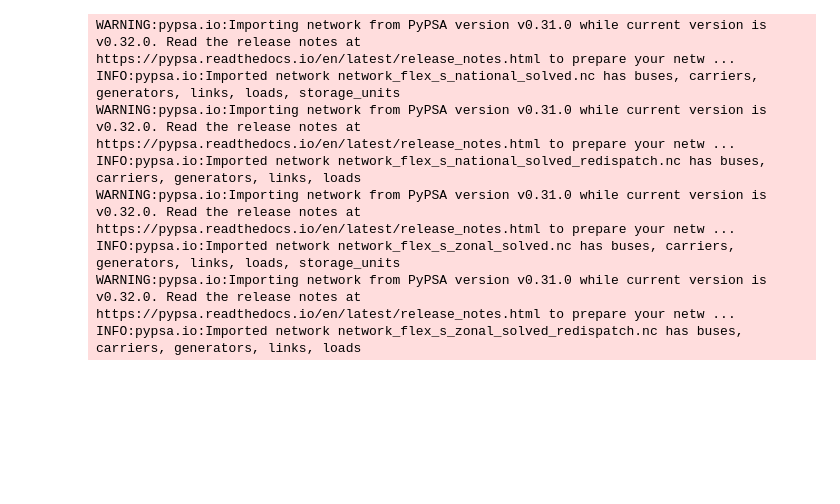
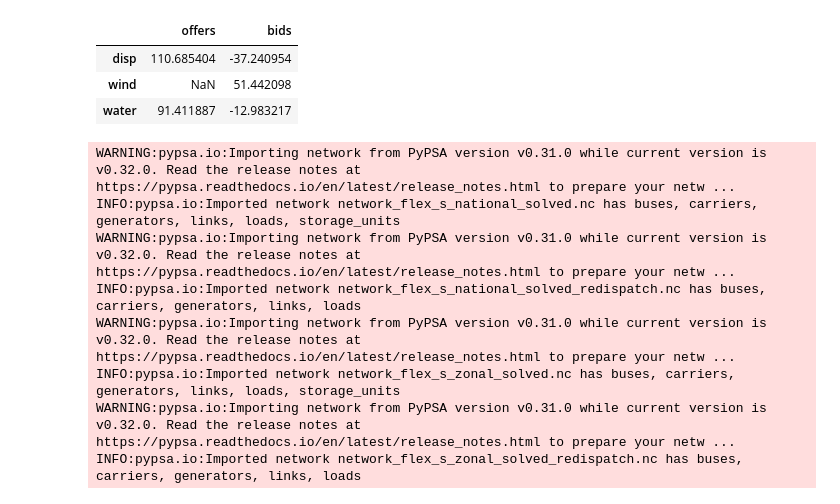
Before and after one commit to LukasFrankenQ/GBPower, a Jupyter notebook: notebooks/revenue_stabilisation.ipynb, the cells around one changed output. Drawn from its saved outputs; the diff is of its cells as text; code cells hidden in the pictures; blank space fills up the shorter version.

```diff
--- a/notebooks/revenue_stabilisation.ipynb
+++ b/notebooks/revenue_stabilisation.ipynb
@@ -32,0 +56,9 @@ zon = pd.read_csv(
+# %%
+backup = pd.read_csv(
+    Path.cwd().parent / 'data' / 'prerun' / 'balancing_prices' / '2024-week12.csv', index_col=0
+)
+# %% [output]
+|  | offers | bids |
+| disp | 110.685404 | -37.240954 |
+| wind | NaN | 51.442098 |
+| water | 91.411887 | -12.983217 |
```
Also changed, not shown: parts of 7 cells of this notebook, 2 other files.
